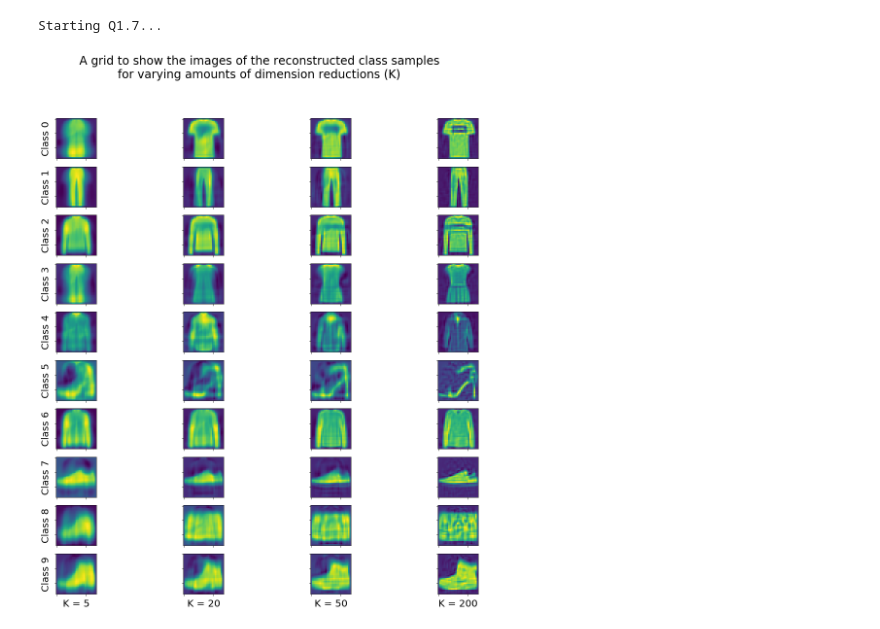
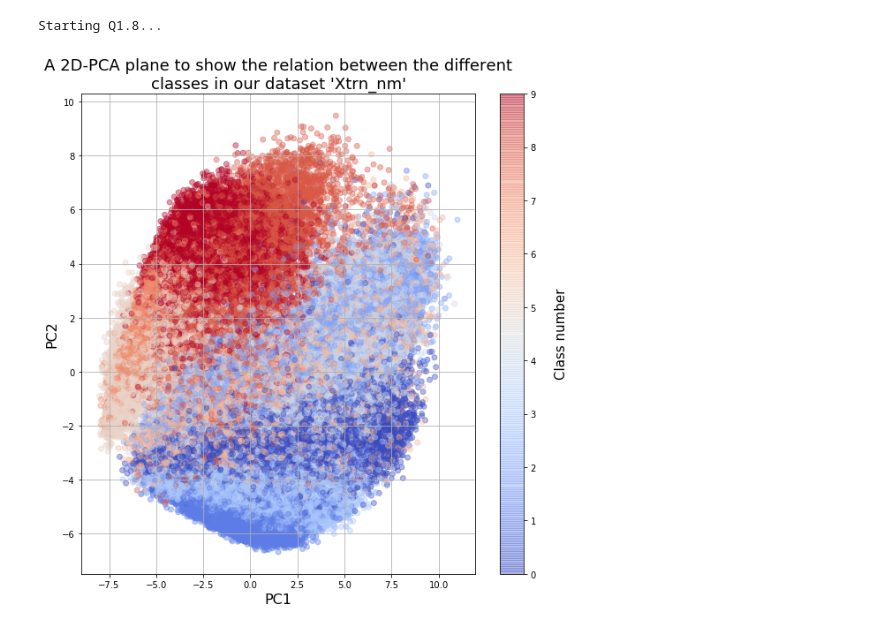
Before and after one commit to hwixley/IAML-cwk2, a Jupyter notebook: INFR10069-2020-CW2/templates/iaml01cw2_q1.ipynb, the cells around one changed output. Cells and saved outputs as stored; diff of their text form; code cells hidden in the pictures.

```diff
--- a/INFR10069-2020-CW2/templates/iaml01cw2_q1.ipynb
+++ b/INFR10069-2020-CW2/templates/iaml01cw2_q1.ipynb
@@ -354,38 +354,36 @@ def iaml01cw2_q1_7():
 # Q1.8
 def iaml01cw2_q1_8():
     from sklearn.decomposition import PCA
-    import matplotlib as m
-    import matplotlib.cm as cm
-    from matplotlib.cm import ScalarMappable
-    from matplotlib.colors import Normalize
 
     print("Starting Q1.8...\n")
 
-    pca = PCA(n_components=2,random_state=1000)
-    pca.fit(Xtrn_nm)
+    #Set up PCA model
+    pca = PCA(n_components=2).fit(Xtrn_nm)
+
+    #Get 2D version of Xtrn_nm
     newXtrn = pca.transform(Xtrn_nm)
 
+    #Initialize plot variables
     x = newXtrn[:,0]
     y = newXtrn[:,1]
-    z = np.empty((60000,4))#.reshape(-1,1)
-    classes = np.unique(Ytrn)
-    coolwarm = cm.get_cmap("coolwarm",10)
 
-    #print(plt.get_cmap("coolwarm").count)
-    for s in range(Ytrn.size):
-        c = coolwarm(Ytrn[s]*(1/9))
-        #print(len(c))
-        z[s,0] = c[0]
-        z[s,1] = c[1]
-        z[s,2] = c[2]
-        z[s,3] = c[3]
+    #Plot scatter
+    sc = plt.scatter(x,y,c=Ytrn,cmap="coolwarm",alpha =0.4)
 
-    plt.scatter(x,y,c=z,cmap="coolwarm",alpha = 0.5)
-    plt.show()
+    #Implement a colorbar
+    cbar = plt.colorbar(sc)
+    cbar.set_label("\nClass number", fontsize=15)
+
+    #Plot features for further readability
+    plt.grid(True)
+    plt.xlabel("PC1",fontsize=16)
+    plt.ylabel("PC2",fontsize=16)
+    plt.title("A 2D-PCA plane to show the relation between the different\nclasses in our dataset 'Xtrn_nm'",fontsize=18)
+
 #
 # iaml01cw2_q1_8()   # comment this out when you run the function
-# %%
-iaml01cw2_q1_7()
-# %% [output]
-Starting Q1.7...
-[figure, removed]
+# %%
+iaml01cw2_q1_8()
+# %% [output]
+Starting Q1.8...
+[figure, added]
```
Also changed, not shown: 4 other files.
